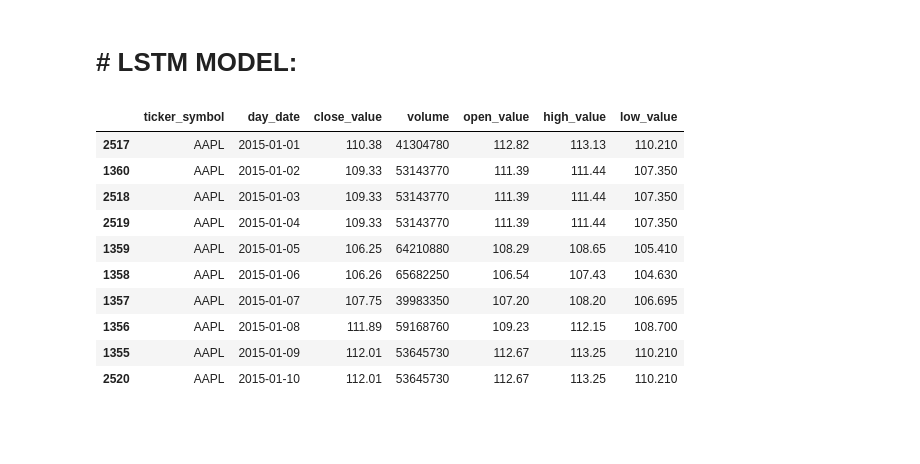
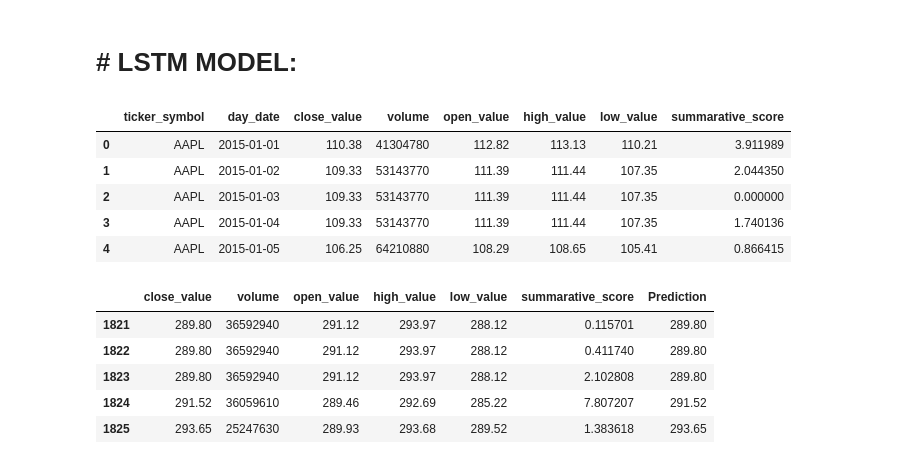
Before and after one commit to jxl22000/Sentiment-Analysis, a Jupyter notebook: SAmodel.ipynb, the cells around one changed output. Drawn from its saved outputs; the diff is of its cells as text; code cells hidden in the pictures; blank space fills up the shorter version.

```diff
--- a/SAmodel.ipynb
+++ b/SAmodel.ipynb
@@ -217,9 +217,9 @@ APPL_df.head()
 | 3 | AAPL | 2015-01-04 | 109.33 | 53143770 | 111.39 | 111.44 | 107.35 | 1.740136 |
 | 4 | AAPL | 2015-01-05 | 106.25 | 64210880 | 108.29 | 108.65 | 105.41 | 0.866415 |
 # %%
-APPL_df.replace(to_replace = np.nan, value = 0)
-GOOG_df.replace(to_replace = np.nan, value = 0)
-GOOGL_df.replace(to_replace = np.nan, value = 0)
-AMZN_df.replace(to_replace = np.nan, value = 0)
-TSLA_df.replace(to_replace = np.nan, value = 0)
-MSFT_df.replace(to_replace = np.nan, value = 0)
+APPL_df = APPL_df.replace(to_replace = np.nan, value = 0)
+GOOG_df = GOOG_df.replace(to_replace = np.nan, value = 0)
+GOOGL_df = GOOGL_df.replace(to_replace = np.nan, value = 0)
+AMZN_df = AMZN_df.replace(to_replace = np.nan, value = 0)
+TSLA_df = TSLA_df.replace(to_replace = np.nan, value = 0)
+MSFT_df = MSFT_df.replace(to_replace = np.nan, value = 0)
@@ -259,16 +249,46 @@ from keras.optimizers import Adam
 
 plt.style.use('fivethirtyeight')
+# %%
+APPL_df.head()
+# %% [output]
+|  | ticker_symbol | day_date | close_value | volume | open_value | high_value | low_value | summarative_score |
+| 0 | AAPL | 2015-01-01 | 110.38 | 41304780 | 112.82 | 113.13 | 110.21 | 3.911989 |
+| 1 | AAPL | 2015-01-02 | 109.33 | 53143770 | 111.39 | 111.44 | 107.35 | 2.044350 |
+| 2 | AAPL | 2015-01-03 | 109.33 | 53143770 | 111.39 | 111.44 | 107.35 | 0.000000 |
+| 3 | AAPL | 2015-01-04 | 109.33 | 53143770 | 111.39 | 111.44 | 107.35 | 1.740136 |
+| 4 | AAPL | 2015-01-05 | 106.25 | 64210880 | 108.29 | 108.65 | 105.41 | 0.866415 |
 # %%
-APPL_df.head(10)
+#train_size = int(APPL_df.shape[0] * 0.80)
+#print(APPL_df.shape[0])
+#test_size = APPL_df.shape[0] - train_size
+
+#training_set = APPL_df.iloc[:train_size, 2:].values
+#test_set = APPL_df.iloc[train_size:, 2:].values
+#train_size * 6 size
+
+
+
+# Indexing Batches
+
+train_df = APPL_df.sort_values(by=['day_date']).copy()
+train_df.drop('ticker_symbol', inplace=True, axis=1)
+
+train_df.drop('day_date', inplace=True, axis=1)
+
+
+# Create the dataset with features and filter the data to the list of FEATURES
+
+
+# We add a prediction column and set dummy values to prepare the data for scaling
+train_df_ext = train_df.copy()
+train_df_ext['Prediction'] = train_df_ext['close_value']
+
+# Print the tail of the dataframe
+train_df_ext.tail()
 # %% [output]
-|  | ticker_symbol | day_date | close_value | volume | open_value | high_value | low_value |
-| 2517 | AAPL | 2015-01-01 | 110.38 | 41304780 | 112.82 | 113.13 | 110.210 |
-| 1360 | AAPL | 2015-01-02 | 109.33 | 53143770 | 111.39 | 111.44 | 107.350 |
-| 2518 | AAPL | 2015-01-03 | 109.33 | 53143770 | 111.39 | 111.44 | 107.350 |
-| 2519 | AAPL | 2015-01-04 | 109.33 | 53143770 | 111.39 | 111.44 | 107.350 |
-| 1359 | AAPL | 2015-01-05 | 106.25 | 64210880 | 108.29 | 108.65 | 105.410 |
-| 1358 | AAPL | 2015-01-06 | 106.26 | 65682250 | 106.54 | 107.43 | 104.630 |
-| 1357 | AAPL | 2015-01-07 | 107.75 | 39983350 | 107.20 | 108.20 | 106.695 |
-| 1356 | AAPL | 2015-01-08 | 111.89 | 59168760 | 109.23 | 112.15 | 108.700 |
-| 1355 | AAPL | 2015-01-09 | 112.01 | 53645730 | 112.67 | 113.25 | 110.210 |
-| 2520 | AAPL | 2015-01-10 | 112.01 | 53645730 | 112.67 | 113.25 | 110.210 |
+|  | close_value | volume | open_value | high_value | low_value | summarative_score | Prediction |
+| 1821 | 289.80 | 36592940 | 291.12 | 293.97 | 288.12 | 0.115701 | 289.80 |
+| 1822 | 289.80 | 36592940 | 291.12 | 293.97 | 288.12 | 0.411740 | 289.80 |
+| 1823 | 289.80 | 36592940 | 291.12 | 293.97 | 288.12 | 2.102808 | 289.80 |
+| 1824 | 291.52 | 36059610 | 289.46 | 292.69 | 285.22 | 7.807207 | 291.52 |
+| 1825 | 293.65 | 25247630 | 289.93 | 293.68 | 289.52 | 1.383618 | 293.65 |
```
Also changed, not shown: parts of 20 cells of this notebook.
